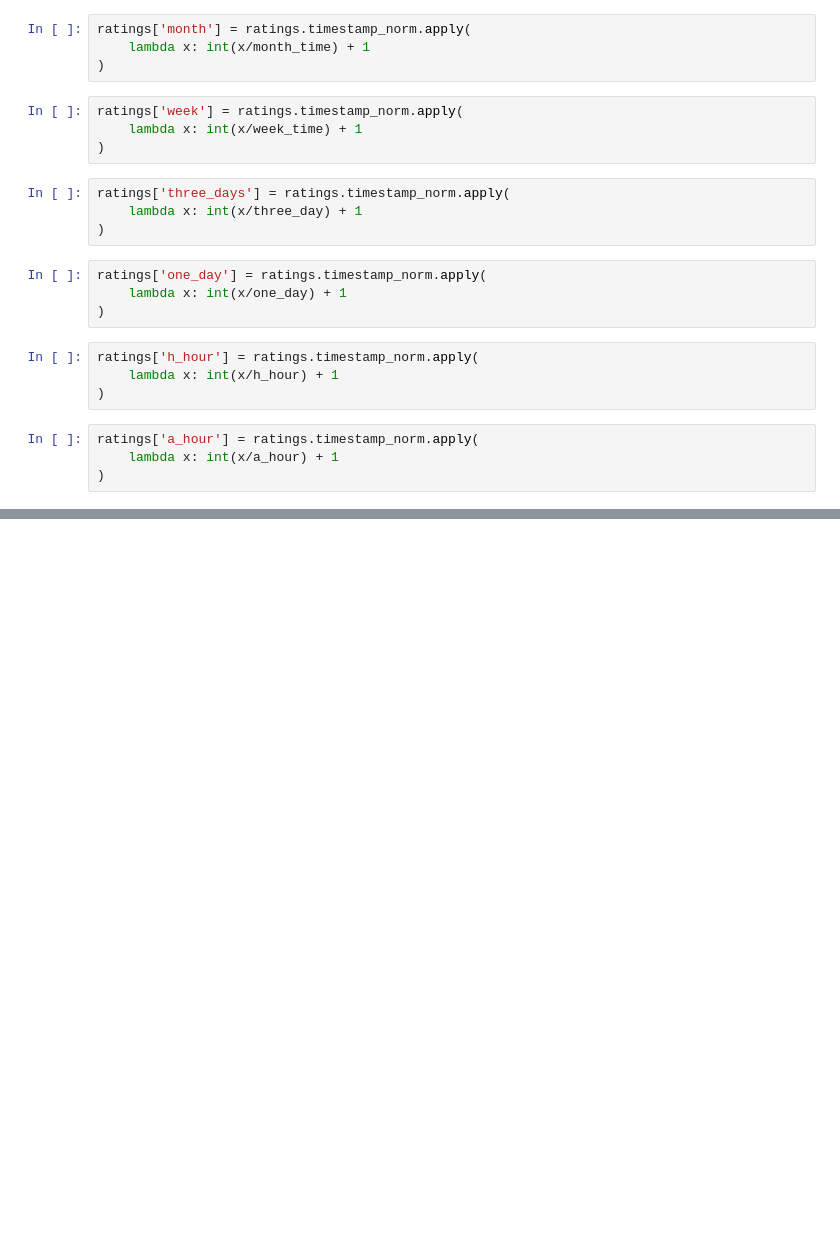
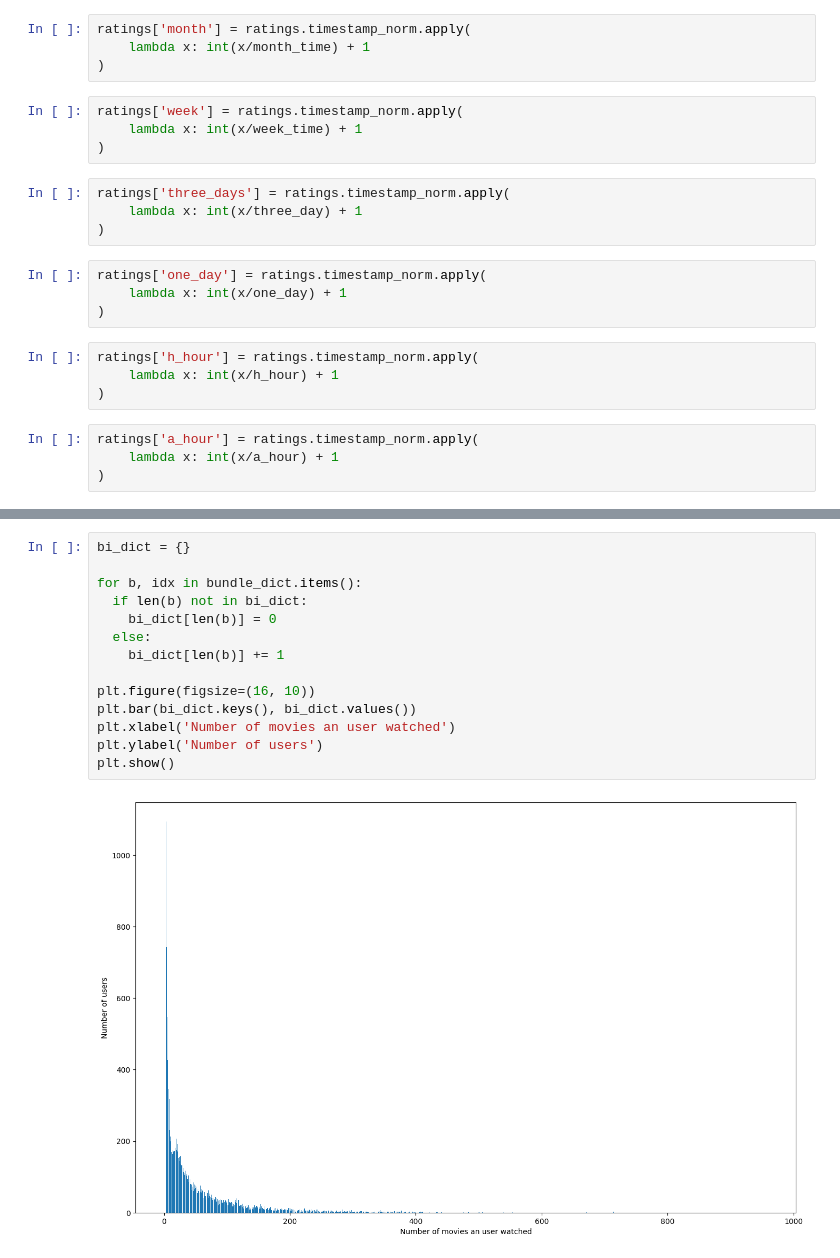
Before and after one commit to hieunt1410/BGCN, a Jupyter notebook: ML_1M_Processing.ipynb, the cells around one changed output, grey strips where cells are left out. Cells and saved outputs as stored; diff of their text form; blank space fills up the shorter version.

```diff
--- a/ML_1M_Processing.ipynb
+++ b/ML_1M_Processing.ipynb
@@ -150,0 +156,16 @@ len(bundle_dict)
+# %%
+bi_dict = {}
+
+for b, idx in bundle_dict.items():
+  if len(b) not in bi_dict:
+    bi_dict[len(b)] = 0
+  else:
+    bi_dict[len(b)] += 1
+
+plt.figure(figsize=(16, 10))
+plt.bar(bi_dict.keys(), bi_dict.values())
+plt.xlabel('Number of movies an user watched')
+plt.ylabel('Number of users')
+plt.show()
+# %% [output]
+[figure, added]
```
Also changed, not shown: parts of 12 cells of this notebook.
